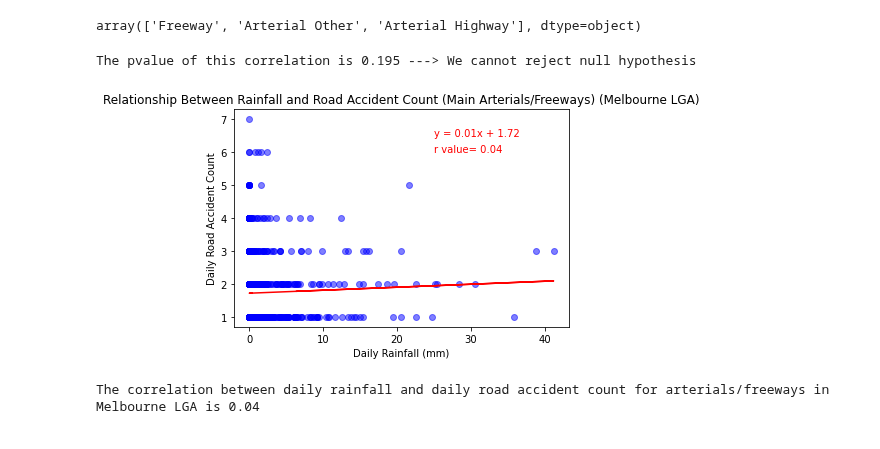
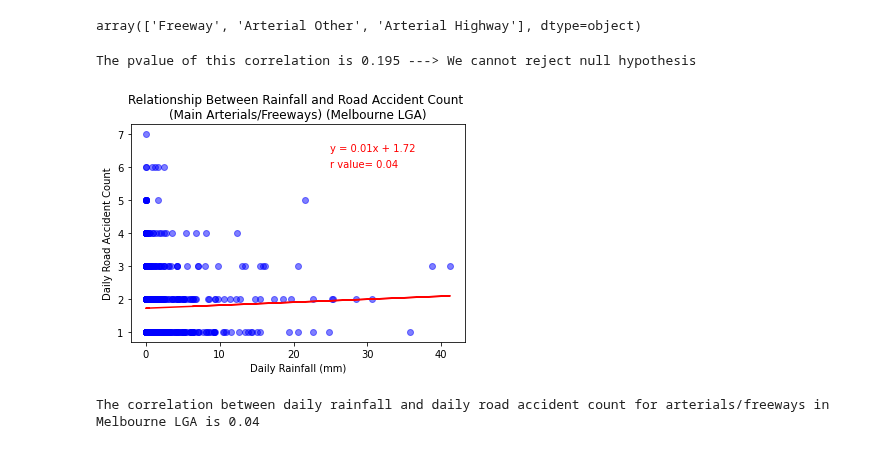
Before and after one commit to MarcusKorea/Crashes_in_Victoria, a Jupyter notebook: step6_rainfall_analysis.ipynb, the cells around one changed output. Cells and saved outputs as stored; diff of their text form; code cells hidden in the pictures.

Commit message:
Updated titles of some screenshots to divide to two lines

```diff
--- a/step6_rainfall_analysis.ipynb
+++ b/step6_rainfall_analysis.ipynb
@@ -95,26 +95,26 @@ x_axis = grouped_melbourne_main_roads_df["Rainfall amount (millimetres)"].mean()
 # %%
 # Undertake the linear regression and plot using matplotlib
 (slope, intercept, rvalue, pvalue, stderr) = linregress(x_axis["Rainfall amount (millimetres)"], y_axis)
 regress_values = x_axis["Rainfall amount (millimetres)"] * slope + intercept
 
 line_eq = "y = " + str(round(slope,2)) + "x + " + str(round(intercept,2))
 r_value = "r value= " + str(round((rvalue),2))
 
 # Use matplotlib to create a scatter plot
 plt.scatter(x_axis["Rainfall amount (millimetres)"], y_axis, marker="o", facecolors="blue", edgecolors="blue", alpha=0.5)
 plt.plot(x_axis["Rainfall amount (millimetres)"],regress_values,"r-")
 plt.annotate(line_eq,(25,6.5),fontsize=10,color="red")
 plt.annotate(r_value,(25,6),fontsize=10,color="red")
-plt.title("Relationship Between Rainfall and Road Accident Count (Main Arterials/Freeways) (Melbourne LGA)")
+plt.title("Relationship Between Rainfall and Road Accident Count \n(Main Arterials/Freeways) (Melbourne LGA)")
 plt.xlabel("Daily Rainfall (mm)")
 plt.ylabel("Daily Road Accident Count")
 
 # Save the figure
 # plt.savefig(os.path.join("figures",f"Melb_Rainfall_vs_Accident_Count_Arterials_Freeways.png"))
 print('The pvalue of this correlation is '+str(round(pvalue,3))+' ---> We cannot reject null hypothesis')
 # %% [output]
 The pvalue of this correlation is 0.195 ---> We cannot reject null hypothesis
-[figure, old version]
+[figure, new version]
 # %%
 # Calculating the correlation coefficient for daily rainfall and daily road accident count
 correlation = st.pearsonr(x_axis["Rainfall amount (millimetres)"], y_axis)
```
Also changed, not shown: parts of 4 cells of this notebook, 4 other files.
